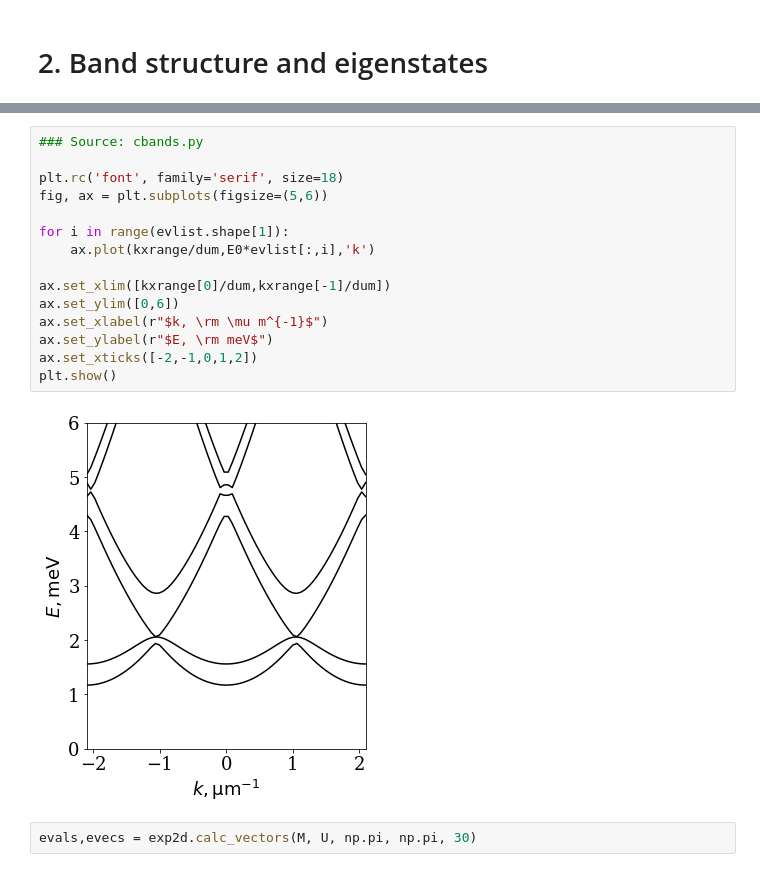
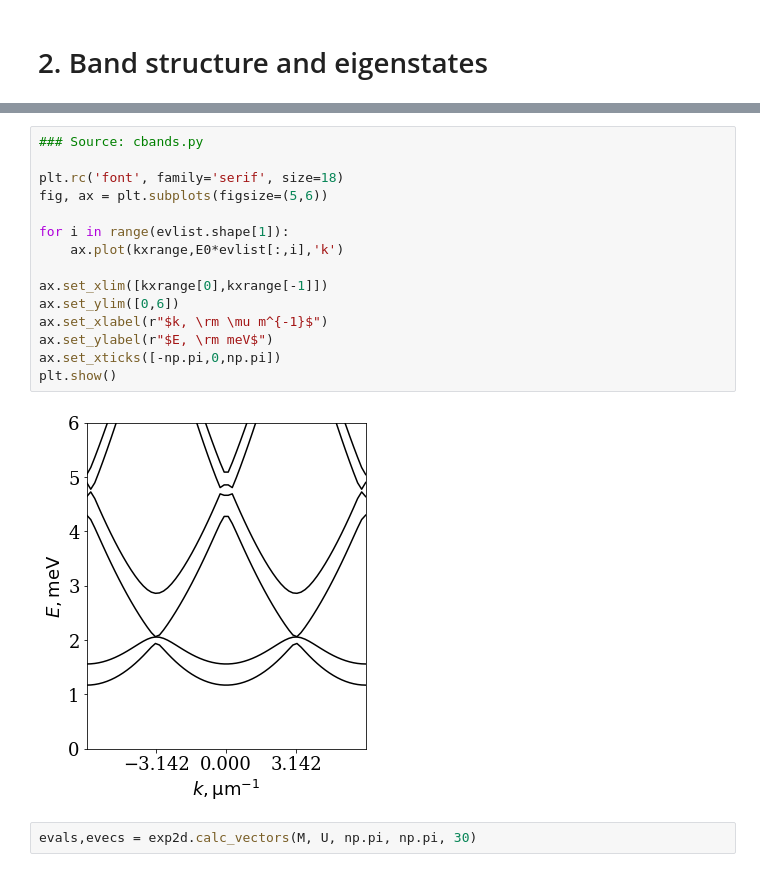
Before and after one commit to drgulevich/exp2d, a Jupyter notebook: exp2d.ipynb, the cells around one changed output, grey strips where cells are left out. Drawn from its saved outputs; the diff is of its cells as text.

```diff
--- a/exp2d.ipynb
+++ b/exp2d.ipynb
@@ -61,20 +62,20 @@ Wall time: 1.79 s
 # %%
 ### Source: cbands.py
 
 plt.rc('font', family='serif', size=18)
 fig, ax = plt.subplots(figsize=(5,6))
 
 for i in range(evlist.shape[1]):
-    ax.plot(kxrange/dum,E0*evlist[:,i],'k')
+    ax.plot(kxrange,E0*evlist[:,i],'k')
 
-ax.set_xlim([kxrange[0]/dum,kxrange[-1]/dum])
+ax.set_xlim([kxrange[0],kxrange[-1]])
 ax.set_ylim([0,6])
 ax.set_xlabel(r"$k, \rm \mu m^{-1}$")
 ax.set_ylabel(r"$E, \rm meV$")
-ax.set_xticks([-2,-1,0,1,2])
+ax.set_xticks([-np.pi,0,np.pi])
 plt.show()
 # %% [output]
-[figure, old version]
+[figure, new version]
 # %%
 evals,evecs = exp2d.calc_vectors(M, U, np.pi, np.pi, 30)
 # %%
```
Also changed, not shown: parts of 9 cells of this notebook, 2 other files.
